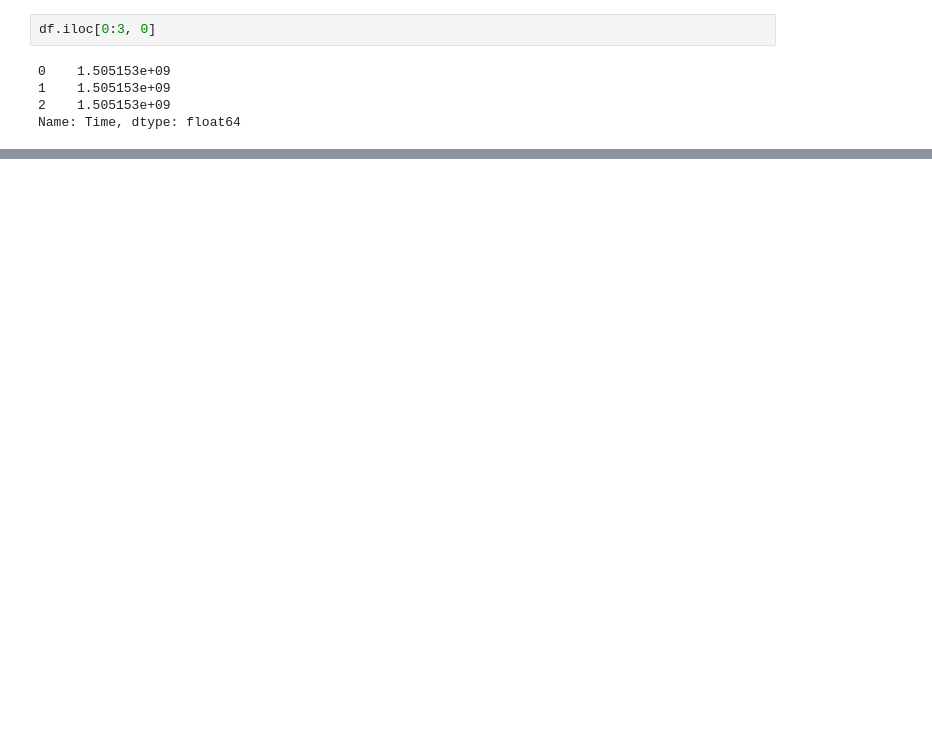
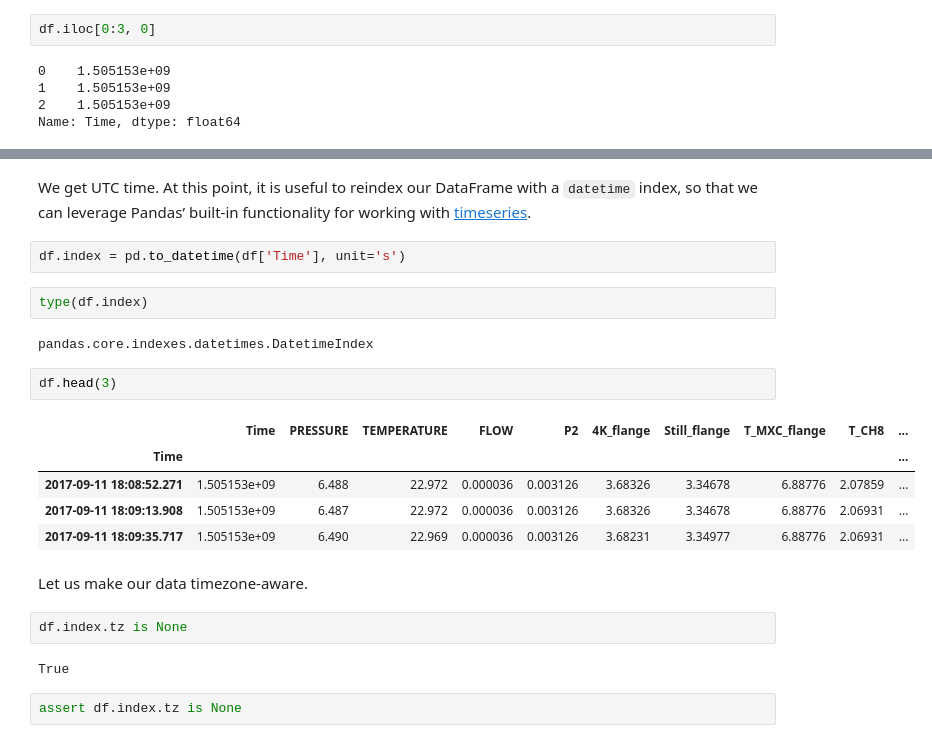
Before and after one commit to mkcor/exp-testing, a Jupyter notebook: demo.ipynb, the cells around one changed output, grey strips where cells are left out. Drawn from its saved outputs; the diff is of its cells as text; blank space fills up the shorter version.

Commit message:
Reindex DataFrame with tz-aware timestamps.

```diff
--- a/demo.ipynb
+++ b/demo.ipynb
@@ -166,0 +150,24 @@ dt_end.isoformat()
+# %% [markdown]
+We get UTC time. At this point, it is useful to reindex our DataFrame with a `datetime` index, so that we can leverage Pandas’ built-in functionality for working with [timeseries](http://pandas.pydata.org/pandas-docs/stable/timeseries.html).
+# %%
+df.index = pd.to_datetime(df['Time'], unit='s')
+# %%
+type(df.index)
+# %% [output]
+pandas.core.indexes.datetimes.DatetimeIndex
+# %%
+df.head(3)
+# %% [output]
+|  | Time | PRESSURE | TEMPERATURE | FLOW | P2 | 4K_flange | Still_flange | T_MXC_flange | T_CH8 | ... |
+| Time |  |  |  |  |  |  |  |  |  | ... |
+| 2017-09-11 18:08:52.271 | 1.505153e+09 | 6.488 | 22.972 | 0.000036 | 0.003126 | 3.68326 | 3.34678 | 6.88776 | 2.07859 | ... |
+| 2017-09-11 18:09:13.908 | 1.505153e+09 | 6.487 | 22.972 | 0.000036 | 0.003126 | 3.68326 | 3.34678 | 6.88776 | 2.06931 | ... |
+| 2017-09-11 18:09:35.717 | 1.505153e+09 | 6.490 | 22.969 | 0.000036 | 0.003126 | 3.68231 | 3.34977 | 6.88776 | 2.06931 | ... |
+# %% [markdown]
+Let us make our data timezone-aware.
+# %%
+df.index.tz is None
+# %% [output]
+True
+# %%
+assert df.index.tz is None
```
Also changed, not shown: parts of 21 cells of this notebook.
